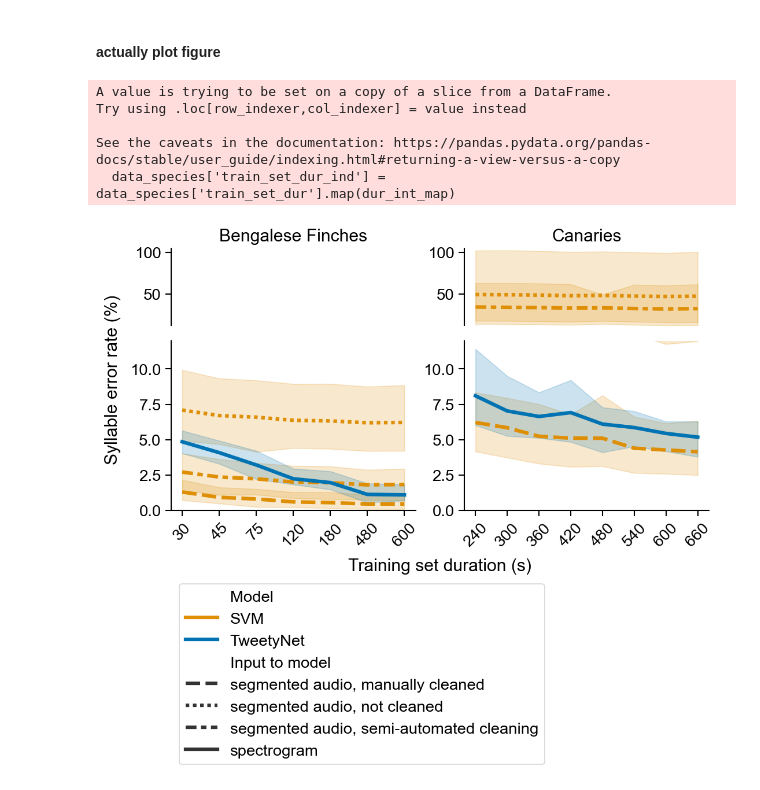
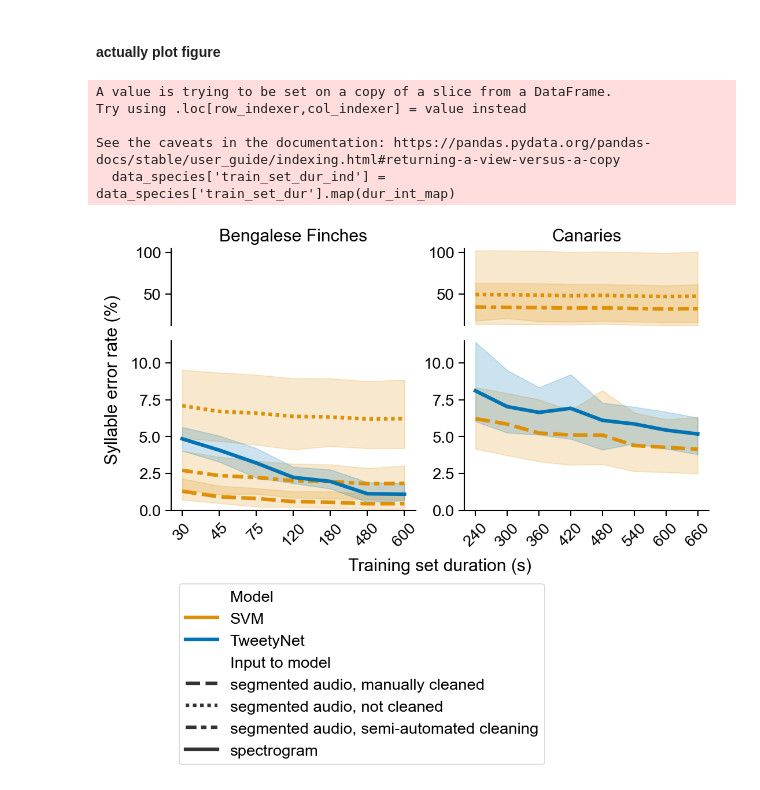
Before and after one commit to yardencsGitHub/tweetynet, a Jupyter notebook: src/scripts/tweetynet-v-svm/tweetynet-v-svm-figure.ipynb, the cells around one changed output. Drawn from its saved outputs; the diff is of its cells as text; code cells hidden in the pictures.

Commit message:
fix y limits in tweetynet-v-svm figure

```diff
--- a/src/scripts/tweetynet-v-svm/tweetynet-v-svm-figure.ipynb
+++ b/src/scripts/tweetynet-v-svm/tweetynet-v-svm-figure.ipynb
@@ -193,7 +193,7 @@ for col, species in enumerate(('Bengalese_Finches', 'Canaries')):
             g.legend_.remove()
 
     col_ax_arr[0].set_ylim([12, 105.])
-    col_ax_arr[1].set_ylim([0., 12])
+    col_ax_arr[1].set_ylim([0., 11.5])
 
     col_ax_arr[0].set_xticks(list(TRAIN_DUR_IND_MAP.values()))
     col_ax_arr[0].set_xticklabels([])
@@ -217,31 +217,31 @@ for ax_ind, spines, tick_params in zip(
         None,
         None,
     )
 ):
     for spine in spines:
         ax_arr.flatten()[ax_ind].spines[spine].set_visible(False)
     if tick_params is not None:
         ax_arr.flatten()[ax_ind].tick_params(**tick_params)
 
 # # add a big axis, hide frame
 big_ax = fig.add_subplot(111, frameon=False)
 # hide tick and tick label of the big axis
 big_ax.tick_params(labelcolor='none', top=False, bottom=False, left=False, right=False)
 big_ax.grid(False)
 
 big_ax.set_xlabel('Training set duration (s)', labelpad=20)
 big_ax.set_ylabel('Syllable error rate (%)', labelpad=15)
 
 big_ax.legend(handles, labels, loc='upper left', bbox_to_anchor=[0.0, -0.25])
 
 FIG_STEM = 'svm-v-tweetynet-results'
 
 for ext in ('png', 'svg'):
     fig.savefig(FIG_ROOT / f'{FIG_STEM}.{ext}', bbox_inches='tight');
 # %% [output]
 A value is trying to be set on a copy of a slice from a DataFrame.
 Try using .loc[row_indexer,col_indexer] = value instead
 
 See the caveats in the documentation: https://pandas.pydata.org/pandas-docs/stable/user_guide/indexing.html#returning-a-view-versus-a-copy
   data_species['train_set_dur_ind'] = data_species['train_set_dur'].map(dur_int_map)
-[figure, old version]
+[figure, new version]
```
Also changed, not shown: 2 other files.
